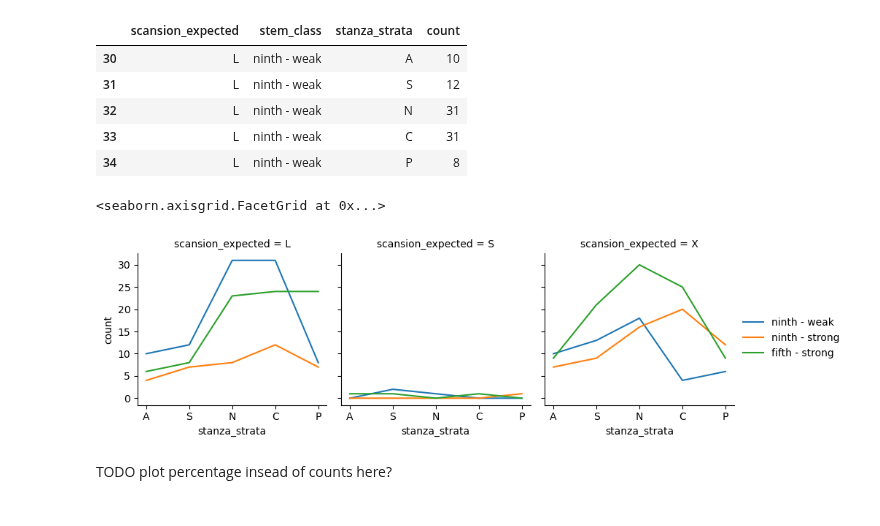
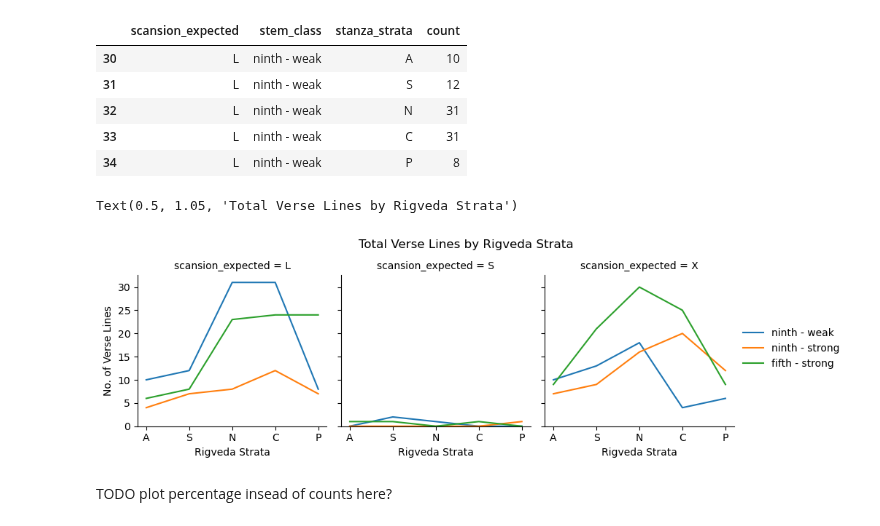
Before and after one commit to anupdhml/sanskrit_ninth_class_meter, a Jupyter notebook: 6_analysis.ipynb, the cells around one changed output. Cells and saved outputs as stored; diff of their text form; code cells hidden in the pictures.

Commit message:
Add axes labels and titles to all graphs
Signed-off-by: Anup Dhamala <anupdhml+git@gmail.com>

```diff
--- a/6_analysis.ipynb
+++ b/6_analysis.ipynb
@@ -477,14 +477,26 @@ df_stem_scansion_strata_counts.head()
 # %%
 import seaborn as sns
 
 #sns.lineplot(x='stanza_strata', y='count', hue='stem_class', data=df_stem_scansion_strata_counts)
 
 g = sns.FacetGrid(col='scansion_expected', data=df_stem_scansion_strata_counts)
 g.map(sns.lineplot, 'stanza_strata', 'count', 'stem_class')
+g.set(
+    xlabel="Rigveda Strata", ylabel="No. of Verse Lines",
+    ylim=0,
+)
 g.add_legend()
+
+# add overall title
+#g.fig.subplots_adjust(top=0.8)
+#
+#g.fig.suptitle("Total Verse Lines by Rigveda Strata")
+#g.tight_layout()
+#
+g.fig.suptitle("Total Verse Lines by Rigveda Strata", y=1.05)
 # %% [output]
-<seaborn.axisgrid.FacetGrid at 0x...>
+Text(0.5, 1.05, 'Total Verse Lines by Rigveda Strata')
-[figure, old version]
+[figure, new version]
 # %% [markdown]
 TODO plot percentage insead of counts here?
 # %% [markdown]
```
Also changed, not shown: parts of 4 cells of this notebook.
